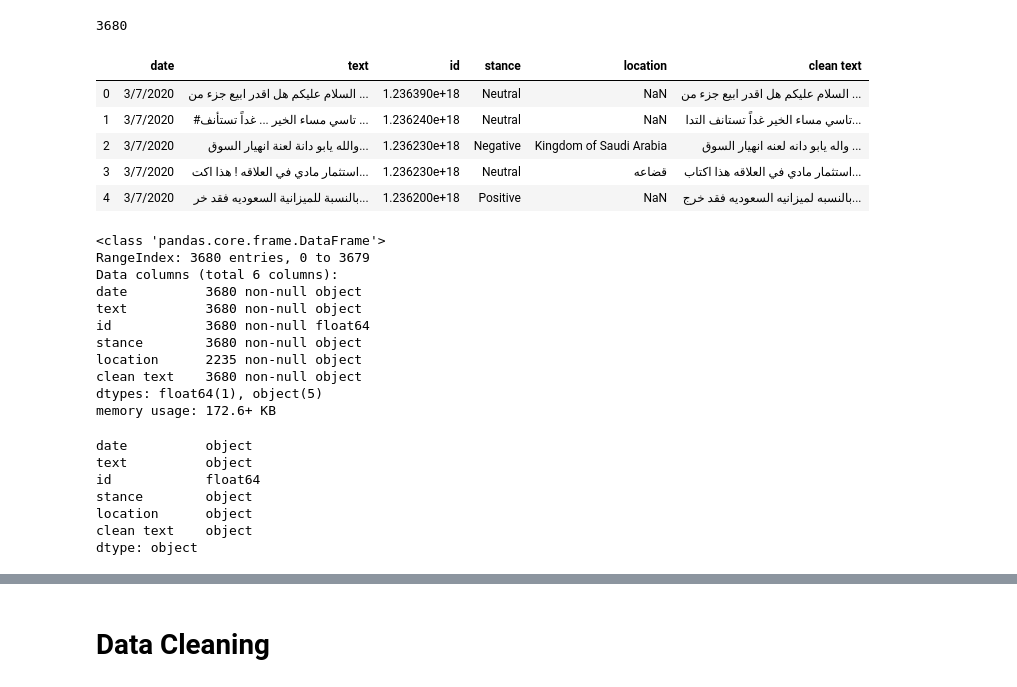
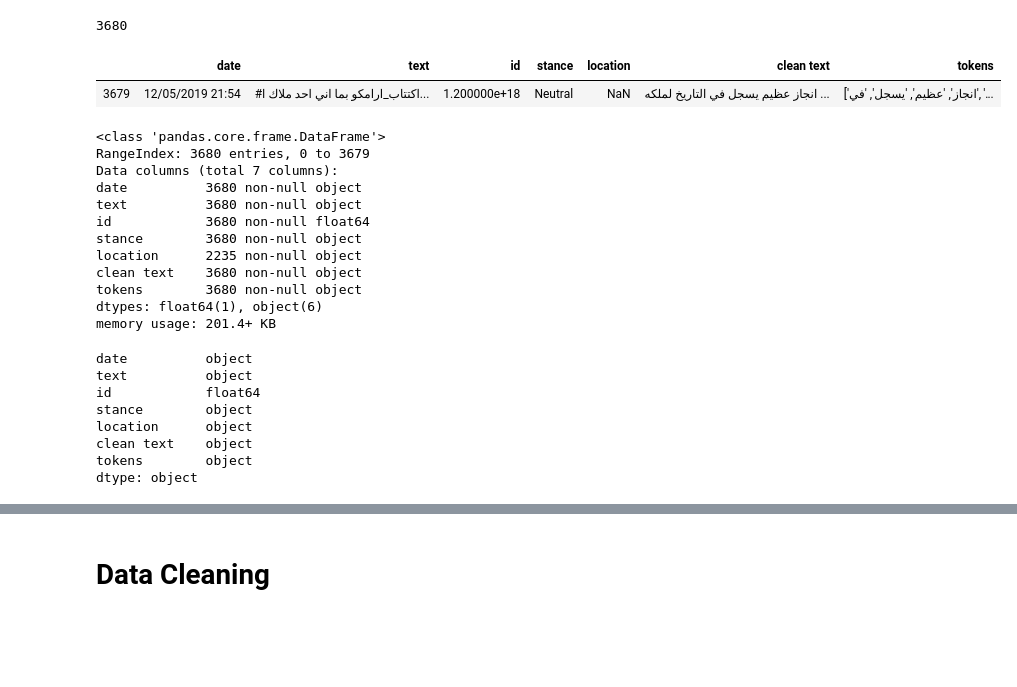
Before and after one commit to sarahalmunif/CloudProject, a Jupyter notebook: aramco (3).ipynb, the cells around one changed output, grey strips where cells are left out. Cells and saved outputs as stored; diff of their text form; code cells hidden in the pictures; blank space fills up the shorter version.

```diff
--- a/aramco (3).ipynb
+++ b/aramco (3).ipynb
@@ -13,2 +3,35 @@ from nltk.tokenize import RegexpTokenizer # devide the words
+# %%
+#Import Python Libraries
+import numpy as np
+import pandas as pd
+import tweepy
+import csv
+import re
+import string
+import nltk
+from nltk.tokenize import RegexpTokenizer # devide the words
+import numpy as np
+import matplotlib.pyplot as plt
+import seaborn
+import csv
+import re # for regular expression
+import string
+from datetime import datetime
+import nltk
+from nltk.tokenize import RegexpTokenizer # devide the words
+from collections import Counter #count the number of word for each list
+import numpy as np
+import matplotlib.pyplot as plt
+
+#import plotly
+#import plotly.plotly as py
+#import plotly.graph_objs as go
+#plotly.tools.set_credentials_file(username='XXXXXX', api_key='XXXXXXX')
+
+%matplotlib inline
+# change the seeting of the cells to show the entire content of coulmn ( eexpand the size of coulmn)
+pd.set_option('display.max_columns', None)
+pd.set_option('display.max_rows', None)
+pd.set_option('display.max_colwidth', -1)
 # %%
 from credentials import *
@@ -22,7 +47,7 @@ api = tweepy.API(auth, wait_on_rate_limit=True)
 # Reading The CSV File
 # %%
 #Read csv file      we have a new version dont use this file
-df = pd.read_csv("/Users/saramuneef/Downloads/newExtractedData.csv")
+df = pd.read_csv("final_cleaned.csv")
 # %%
 #How much data do i have
 len(df)
@@ -30,29 +55,26 @@ len(df)
 3680
 # %%
 #See part of the Data to inderstand the data
-df.head()
+df.tail(1)
 # %% [output]
-|  | date | text | id | stance | location | clean text |
-| 0 | 3/7/2020 | السلام عليكم هل اقدر ابيع جزء من ... | 1.236390e+18 | Neutral | NaN | السلام عليكم هل اقدر ابيع جزء من ... |
-| 1 | 3/7/2020 | #تاسي مساء الخير ... غداً تستأنف ... | 1.236240e+18 | Neutral | NaN | تاسي مساء الخير غداً تستانف التدا... |
-| 2 | 3/7/2020 | والله يابو دانة لعنة انهيار السوق... | 1.236230e+18 | Negative | Kingdom of Saudi Arabia | واله يابو دانه لعنه انهيار السوق ... |
-| 3 | 3/7/2020 | استثمار مادي في العلاقه ! هذا اكت... | 1.236230e+18 | Neutral | قضاعه | استثمار مادي في العلاقه هذا اكتاب... |
-| 4 | 3/7/2020 | بالنسبة للميزانية السعوديه فقد خر... | 1.236200e+18 | Positive | NaN | بالنسبه لميزانيه السعوديه فقد خرج... |
+|  | date | text | id | stance | location | clean text | tokens |
+| 3679 | 12/05/2019 21:54 | #اكتتاب_ارامكو بما اني احد ملاك ا... | 1.200000e+18 | Neutral | NaN | انجاز عظيم يسجل في التاريخ لملكه ... | ['انجاز', 'عظيم', 'يسجل', 'في', '... |
 # %%
 # Print a concise summary of a DataFrame
 df.info()
 # %% [output]
 <class 'pandas.core.frame.DataFrame'>
 RangeIndex: 3680 entries, 0 to 3679
-Data columns (total 6 columns):
+Data columns (total 7 columns):
 date          3680 non-null object
 text          3680 non-null object
 id            3680 non-null float64
 stance        3680 non-null object
 location      2235 non-null object
 clean text    3680 non-null object
-dtypes: float64(1), object(5)
-memory usage: 172.6+ KB
+tokens        3680 non-null object
+dtypes: float64(1), object(6)
+memory usage: 201.4+ KB
 # %%
 #Getting to know the Data type
 df.dtypes
@@ -63,4 +85,5 @@ id            float64
 stance        object
 location      object
 clean text    object
+tokens        object
 dtype: object
```
Also changed, not shown: parts of 14 cells of this notebook, 1 other file.
